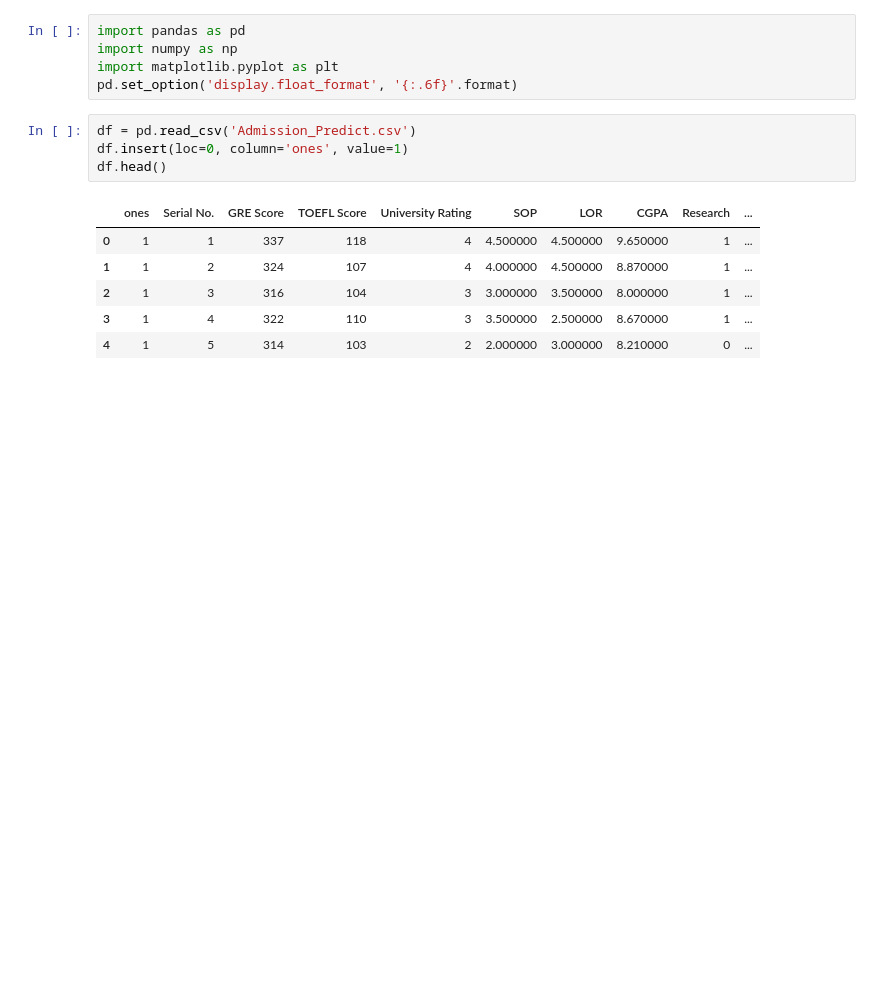
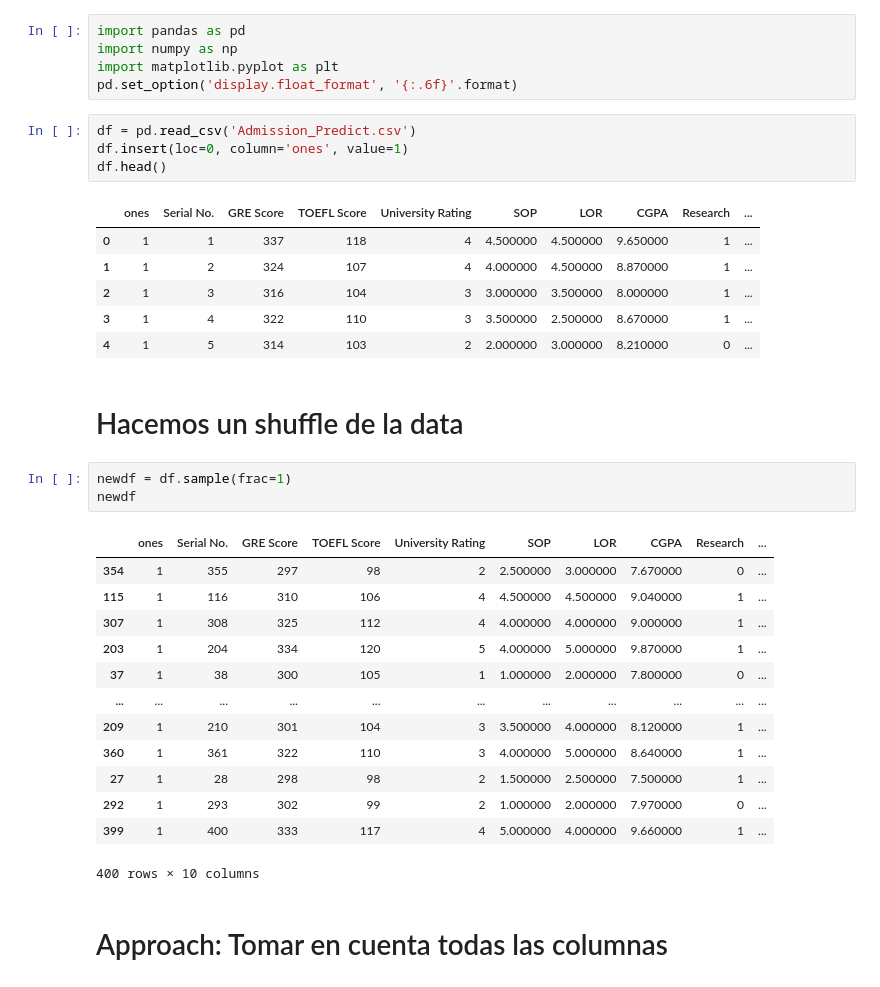
Before and after one commit to hwalter734/LAB5-EOML, a Jupyter notebook: lab5_Walter_20180006.ipynb, the cells around one changed output. Drawn from its saved outputs; the diff is of its cells as text; blank space fills up the shorter version.

```diff
--- a/lab5_Walter_20180006.ipynb
+++ b/lab5_Walter_20180006.ipynb
@@ -14,3 +16,24 @@ df.head()
 | 2 | 1 | 3 | 316 | 104 | 3 | 3.000000 | 3.500000 | 8.000000 | 1 | ... |
 | 3 | 1 | 4 | 322 | 110 | 3 | 3.500000 | 2.500000 | 8.670000 | 1 | ... |
 | 4 | 1 | 5 | 314 | 103 | 2 | 2.000000 | 3.000000 | 8.210000 | 0 | ... |
+# %% [markdown]
+# Hacemos un shuffle de la data
+# %%
+newdf = df.sample(frac=1)
+newdf
+# %% [output]
+|  | ones | Serial No. | GRE Score | TOEFL Score | University Rating | SOP | LOR | CGPA | Research | ... |
+| 354 | 1 | 355 | 297 | 98 | 2 | 2.500000 | 3.000000 | 7.670000 | 0 | ... |
+| 115 | 1 | 116 | 310 | 106 | 4 | 4.500000 | 4.500000 | 9.040000 | 1 | ... |
+| 307 | 1 | 308 | 325 | 112 | 4 | 4.000000 | 4.000000 | 9.000000 | 1 | ... |
+| 203 | 1 | 204 | 334 | 120 | 5 | 4.000000 | 5.000000 | 9.870000 | 1 | ... |
+| 37 | 1 | 38 | 300 | 105 | 1 | 1.000000 | 2.000000 | 7.800000 | 0 | ... |
+| ... | ... | ... | ... | ... | ... | ... | ... | ... | ... | ... |
+| 209 | 1 | 210 | 301 | 104 | 3 | 3.500000 | 4.000000 | 8.120000 | 1 | ... |
+| 360 | 1 | 361 | 322 | 110 | 3 | 4.000000 | 5.000000 | 8.640000 | 1 | ... |
+| 27 | 1 | 28 | 298 | 98 | 2 | 1.500000 | 2.500000 | 7.500000 | 1 | ... |
+| 292 | 1 | 293 | 302 | 99 | 2 | 1.000000 | 2.000000 | 7.970000 | 0 | ... |
+| 399 | 1 | 400 | 333 | 117 | 4 | 5.000000 | 4.000000 | 9.660000 | 1 | ... |
+400 rows × 10 columns
+# %% [markdown]
+# Approach: Tomar en cuenta todas las columnas
```
Also changed, not shown: parts of 43 cells of this notebook, 1 other file.
